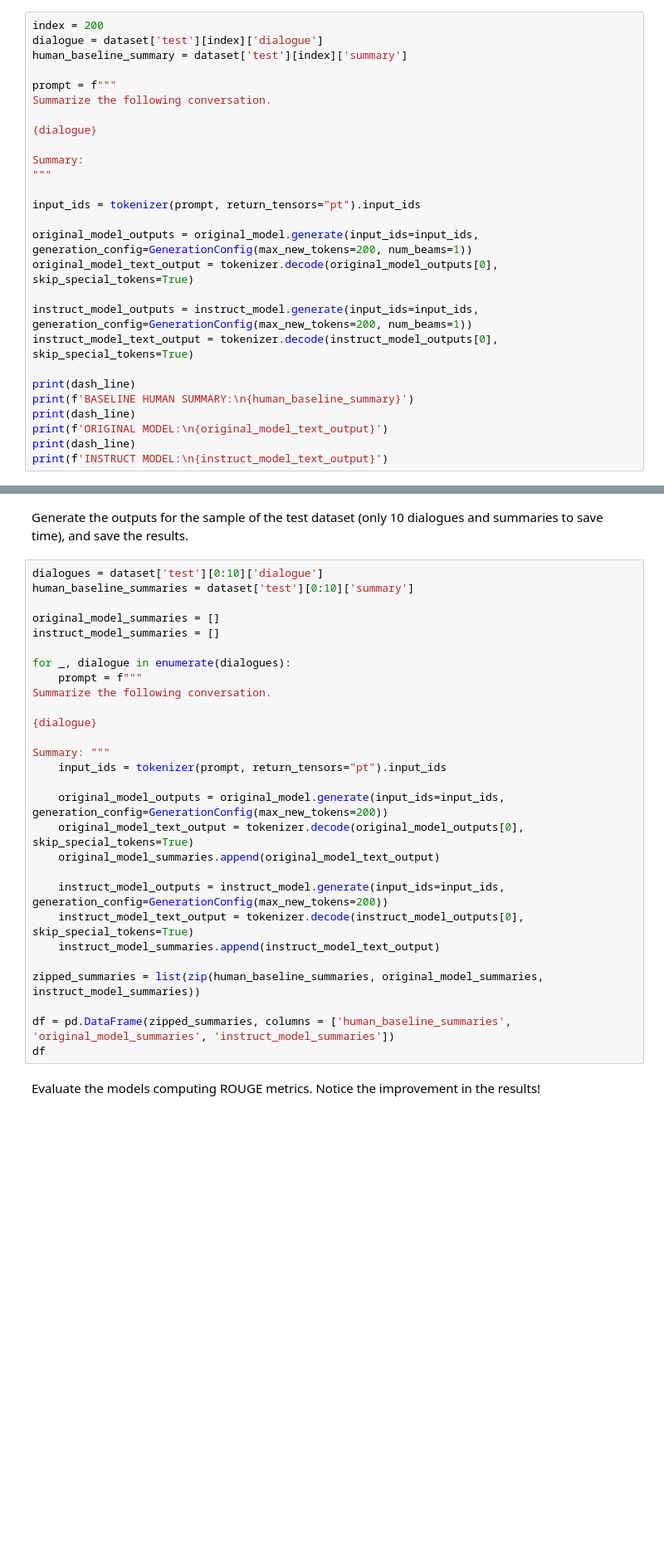
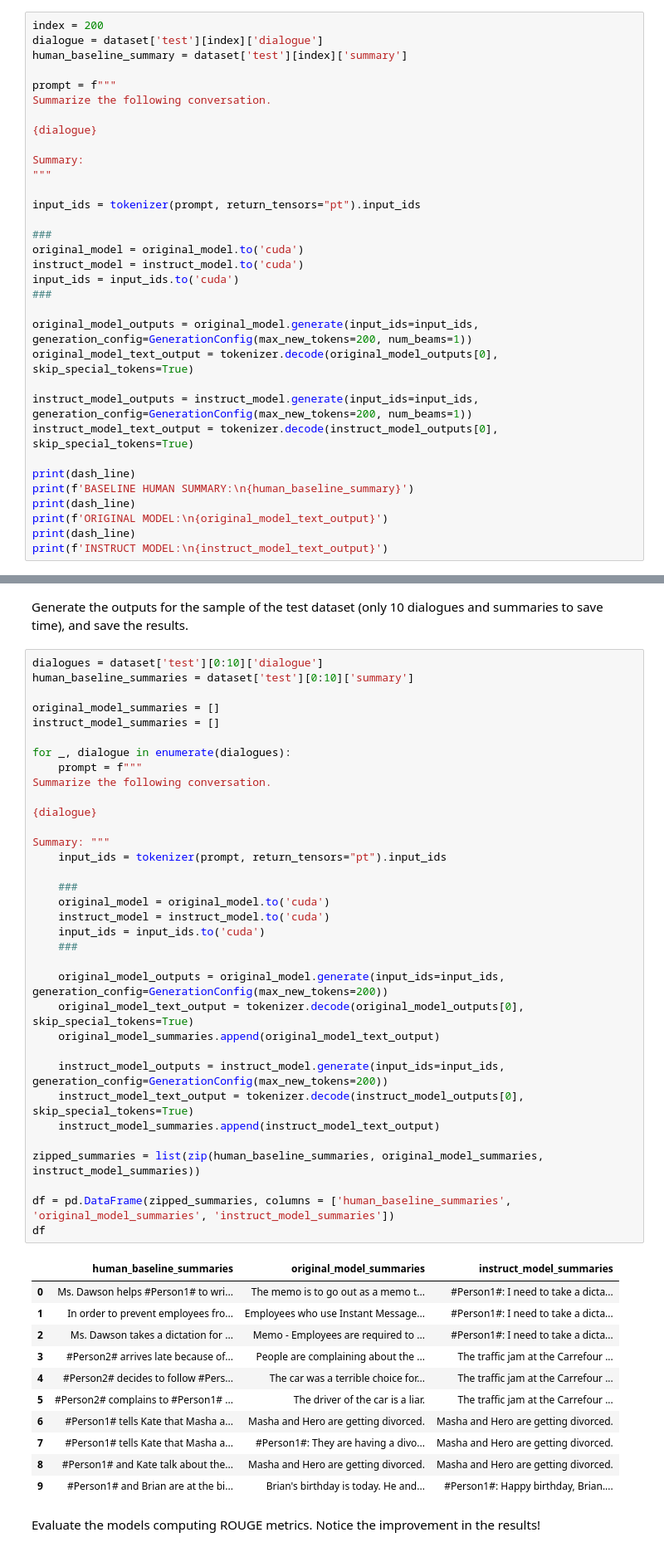
Before and after one commit to GrueneKatze/More-MOOCs, a Jupyter notebook: GenAIwithLLMs/GenAImodel_finetuning.ipynb, the cells around one changed output, grey strips where cells are left out. Shown at 83% size. Cells and saved outputs as stored; diff of their text form; blank space fills up the shorter version.

```diff
--- a/GenAIwithLLMs/GenAImodel_finetuning.ipynb
+++ b/GenAIwithLLMs/GenAImodel_finetuning.ipynb
@@ -229,6 +266,12 @@ Summary:
 
 input_ids = tokenizer(prompt, return_tensors="pt").input_ids
 
+###
+original_model = original_model.to('cuda')
+instruct_model = instruct_model.to('cuda')
+input_ids = input_ids.to('cuda')
+###
+
 original_model_outputs = original_model.generate(input_ids=input_ids, generation_config=GenerationConfig(max_new_tokens=200, num_beams=1))
 original_model_text_output = tokenizer.decode(original_model_outputs[0], skip_special_tokens=True)
 
@@ -251,31 +304,49 @@ Generate the outputs for the sample of the test dataset (only 10 dialogues and s
 # %%
 dialogues = dataset['test'][0:10]['dialogue']
 human_baseline_summaries = dataset['test'][0:10]['summary']
 
 original_model_summaries = []
 instruct_model_summaries = []
 
 for _, dialogue in enumerate(dialogues):
     prompt = f"""
 Summarize the following conversation.
 
 {dialogue}
 
 Summary: """
     input_ids = tokenizer(prompt, return_tensors="pt").input_ids
 
+    ###
+    original_model = original_model.to('cuda')
+    instruct_model = instruct_model.to('cuda')
+    input_ids = input_ids.to('cuda')
+    ###
+
     original_model_outputs = original_model.generate(input_ids=input_ids, generation_config=GenerationConfig(max_new_tokens=200))
     original_model_text_output = tokenizer.decode(original_model_outputs[0], skip_special_tokens=True)
     original_model_summaries.append(original_model_text_output)
 
     instruct_model_outputs = instruct_model.generate(input_ids=input_ids, generation_config=GenerationConfig(max_new_tokens=200))
     instruct_model_text_output = tokenizer.decode(instruct_model_outputs[0], skip_special_tokens=True)
     instruct_model_summaries.append(instruct_model_text_output)
 
 zipped_summaries = list(zip(human_baseline_summaries, original_model_summaries, instruct_model_summaries))
 
 df = pd.DataFrame(zipped_summaries, columns = ['human_baseline_summaries', 'original_model_summaries', 'instruct_model_summaries'])
 df
+# %% [output]
+|  | human_baseline_summaries | original_model_summaries | instruct_model_summaries |
+| 0 | Ms. Dawson helps #Person1# to wri... | The memo is to go out as a memo t... | #Person1#: I need to take a dicta... |
+| 1 | In order to prevent employees fro... | Employees who use Instant Message... | #Person1#: I need to take a dicta... |
+| 2 | Ms. Dawson takes a dictation for ... | Memo - Employees are required to ... | #Person1#: I need to take a dicta... |
+| 3 | #Person2# arrives late because of... | People are complaining about the ... | The traffic jam at the Carrefour ... |
+| 4 | #Person2# decides to follow #Pers... | The car was a terrible choice for... | The traffic jam at the Carrefour ... |
+| 5 | #Person2# complains to #Person1# ... | The driver of the car is a liar. | The traffic jam at the Carrefour ... |
+| 6 | #Person1# tells Kate that Masha a... | Masha and Hero are getting divorced. | Masha and Hero are getting divorced. |
+| 7 | #Person1# tells Kate that Masha a... | #Person1#: They are having a divo... | Masha and Hero are getting divorced. |
+| 8 | #Person1# and Kate talk about the... | Masha and Hero are getting divorced. | Masha and Hero are getting divorced. |
+| 9 | #Person1# and Brian are at the bi... | Brian's birthday is today. He and... | #Person1#: Happy birthday, Brian.... |
 # %% [markdown]
 Evaluate the models computing ROUGE metrics. Notice the improvement in the results!
 # %%
```
Also changed, not shown: parts of 12 cells of this notebook.
